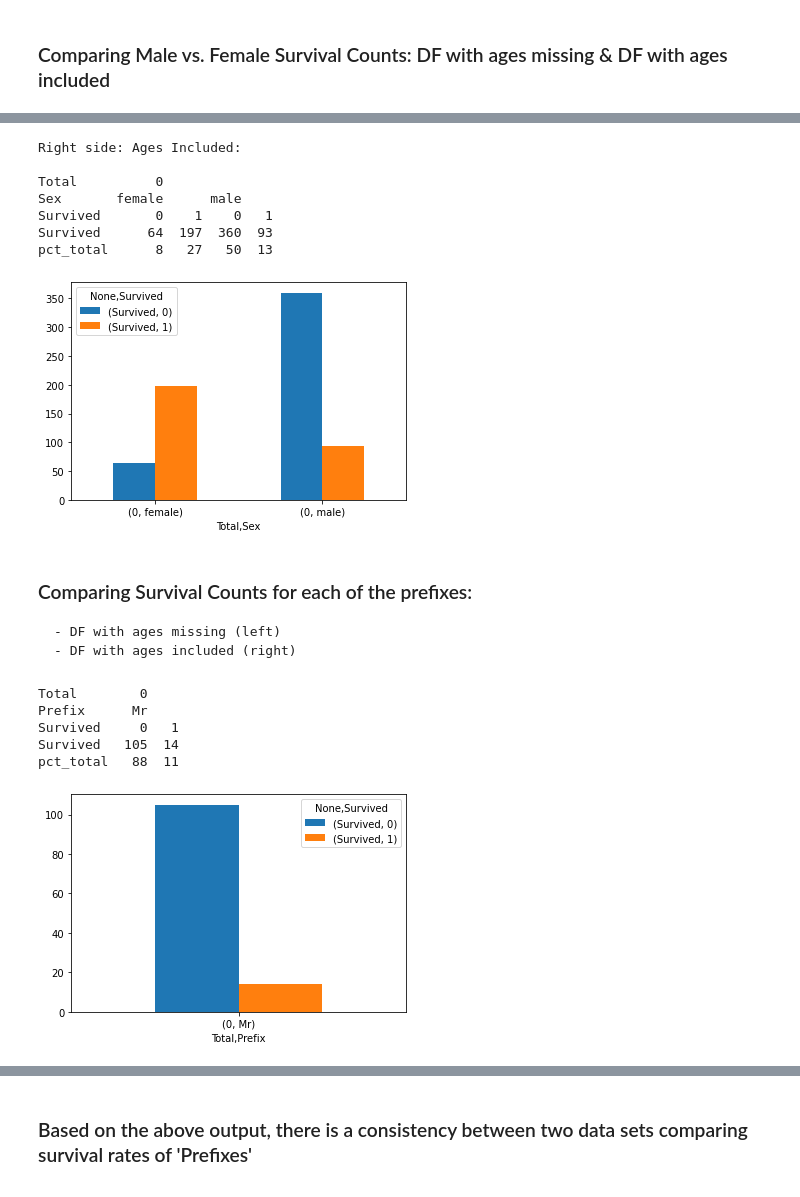
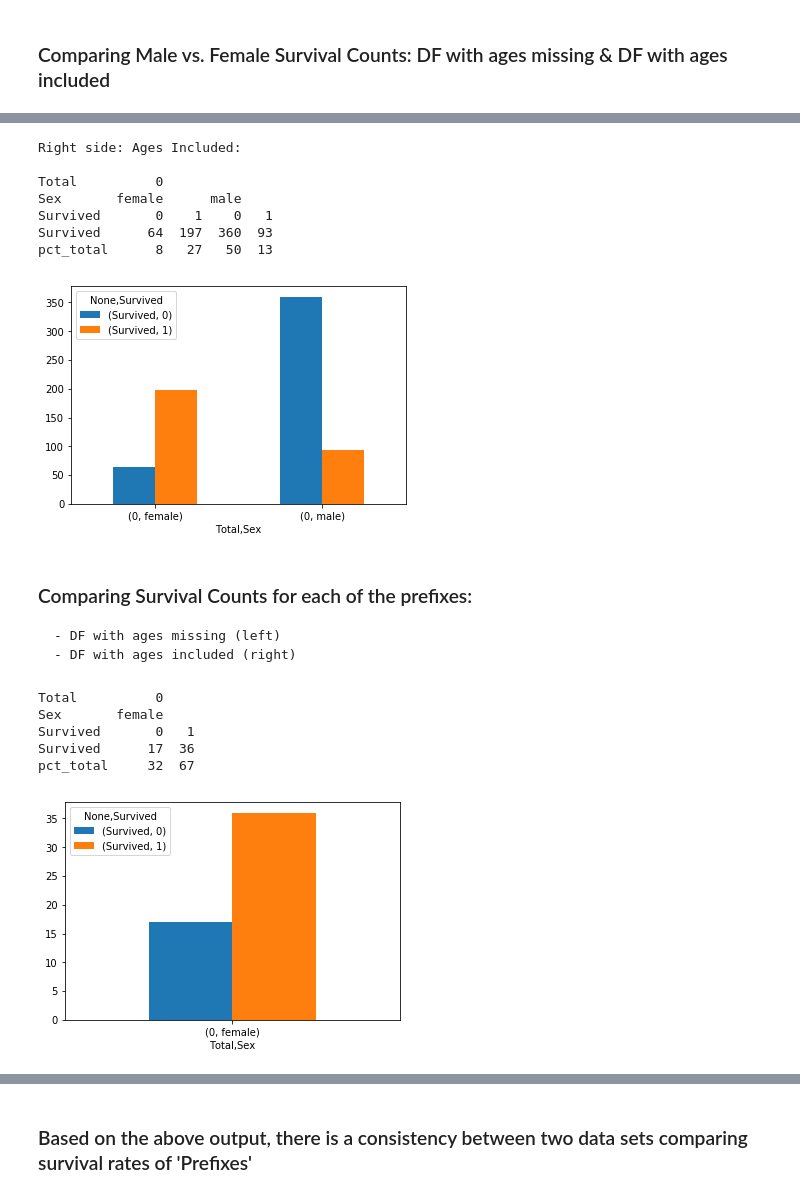
Before and after one commit to mdpurvis/kaggle_competitions, a Jupyter notebook: titanic/notebooks/01 Data Due Diligence.ipynb, the cells around one changed output, grey strips where cells are left out. Drawn from its saved outputs; the diff is of its cells as text; code cells hidden in the pictures.

```diff
--- a/titanic/notebooks/01 Data Due Diligence.ipynb
+++ b/titanic/notebooks/01 Data Due Diligence.ipynb
@@ -2,6 +2,7 @@
 import pandas as pd
 
 import seaborn as sns
+plt.rcParams['figure.figsize'] =(45,15)
 import matplotlib.pyplot as plt
 
 import sys
@@ -278,7 +279,7 @@ Sex       female      male
 Survived       0    1    0   1
 Survived      64  197  360  93
 pct_total      8   27   50  13
-[figure, old version]
+[figure, new version]
 # %% [markdown]
 ### Comparing Survival Counts for each of the prefixes:
     - DF with ages missing (left)
@@ -286,15 +287,15 @@ pct_total      8   27   50  13
 # %%
 review_detail(df_age_missing,
               'Total', "",
-              'Prefix', 'Mr',
+              'Sex', 'female',
               False,'count','all', False)
 # %% [output]
-Total        0
-Prefix      Mr
-Survived     0   1
-Survived   105  14
-pct_total   88  11
+Total          0
+Sex       female
+Survived       0   1
+Survived      17  36
+pct_total     32  67
-[figure, old version]
+[figure, new version]
 # %%
 review_detail(df_age_incl,
               'Total', "",
```
Also changed, not shown: parts of 21 cells of this notebook.
